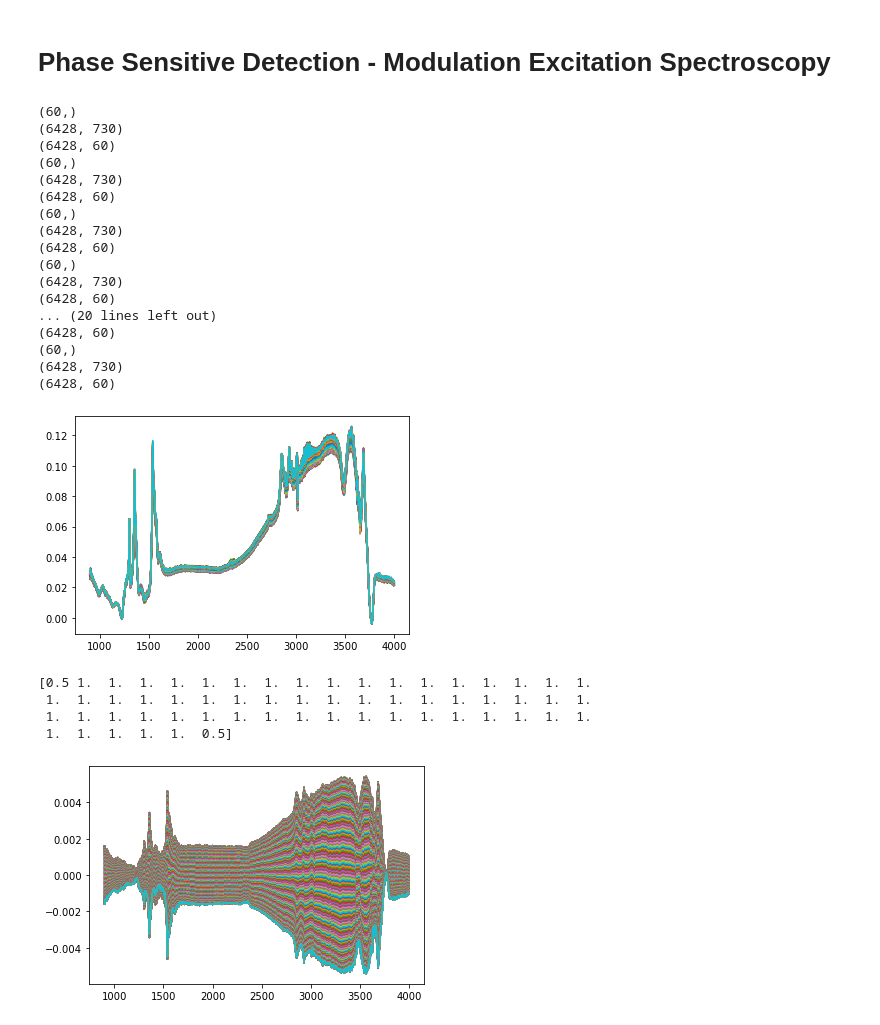
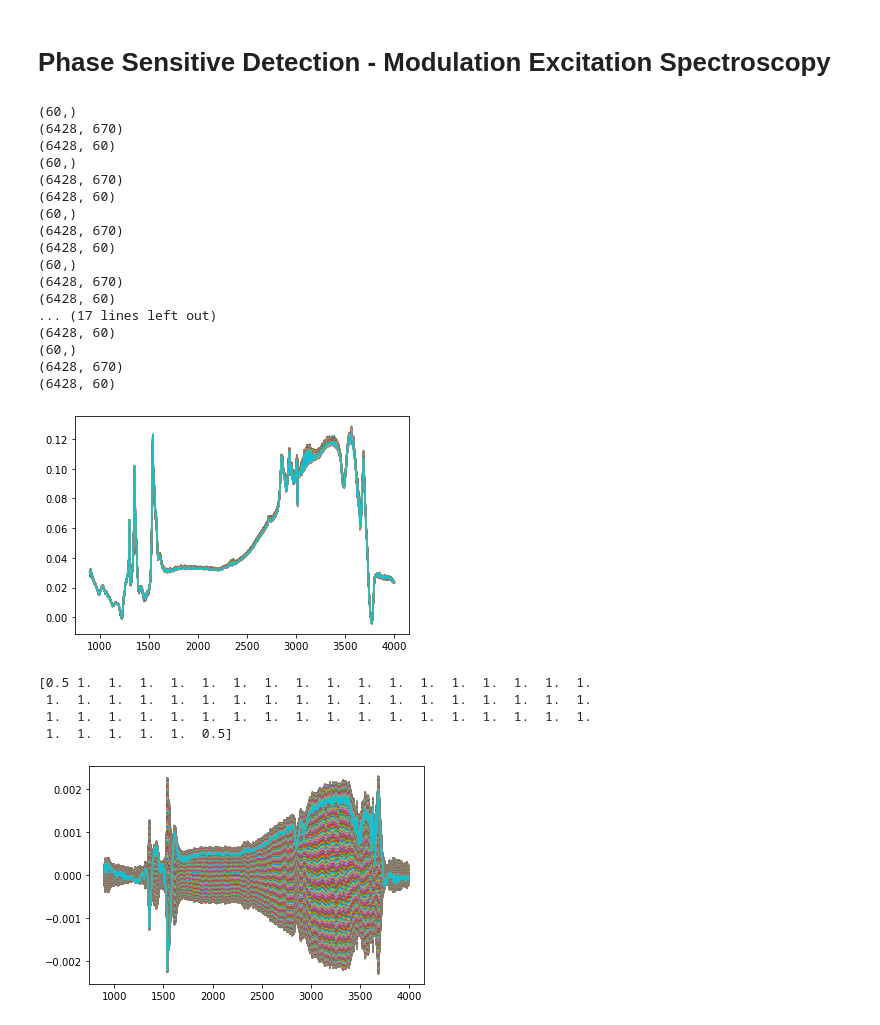
Before and after one commit to giadainnocenti/FTIR_analyzer, a Jupyter notebook: FTIR_analyzer.ipynb, the cells around one changed output. Saved outputs shown, nothing was run; the diff lists cells and outputs as text; code cells hidden in the pictures.

```diff
--- a/FTIR_analyzer.ipynb
+++ b/FTIR_analyzer.ipynb
@@ -327,7 +327,7 @@ MES_PSD = True
 #####################################################################
 time_per_scan=10 #s
 time_per_period=600 #s #if float and not int, different behavior
-remove_loops = 0
+remove_loops = 2
 
 ######################################################################
 #         SVD decomposition - used to retrieve initial guess         #
@@ -782,32 +782,32 @@ if MES_PSD:
     number_wavelengths,number_scans=A.shape
 # %%
 if MES_PSD:
-    A_kv=period_average(A.T,
+    A_kv=period_average(A,
         time_per_period=time_per_period,
         time_per_scan=time_per_scan)
 
     number_wavelengths,number_scans=A_kv.shape
     for itera in range(0,number_scans):
         plt.plot(W,A_kv[:,itera])
 # %% [output]
 (60,)
-(6428, 730)
+(6428, 670)
 (6428, 60)
 (60,)
-(6428, 730)
+(6428, 670)
 (6428, 60)
 (60,)
-(6428, 730)
+(6428, 670)
 (6428, 60)
 (60,)
-(6428, 730)
+(6428, 670)
 (6428, 60)
-... (20 lines left out)
+... (17 lines left out)
 (6428, 60)
 (60,)
-(6428, 730)
+(6428, 670)
 (6428, 60)
-[figure, old version]
+[figure, new version]
 # %%
 if MES_PSD:
     #phase sensitive detection transform
@@ -823,7 +823,7 @@ if MES_PSD:
     for itera in range(0,number_scans):
         plt.plot(W,A_psd[itera,:])
 # %% [output]
-[figure, old version]
+[figure, new version]
 # %%
 if MES_PSD:
     #singular value decomposition
```
Also changed, not shown: parts of 3 cells of this notebook, 2 other files.
